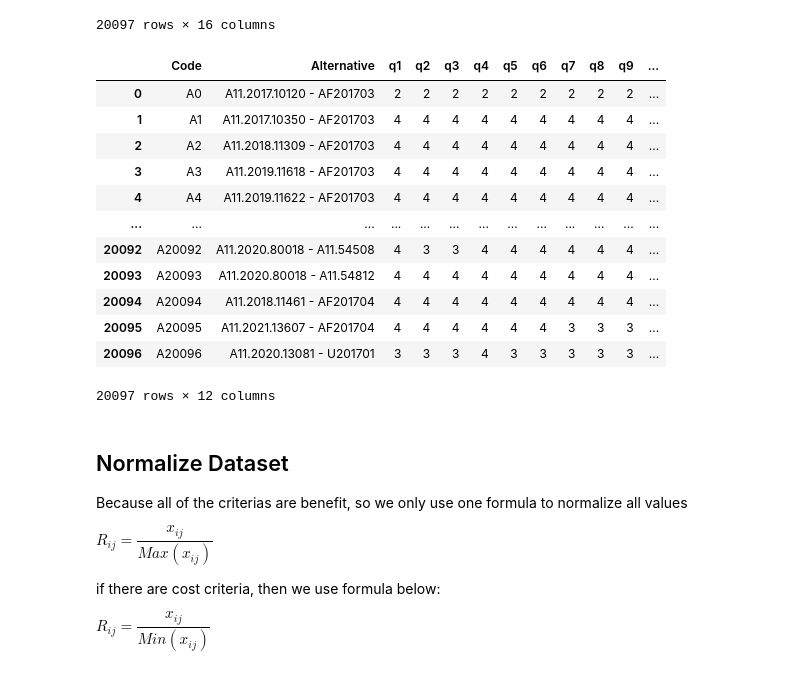
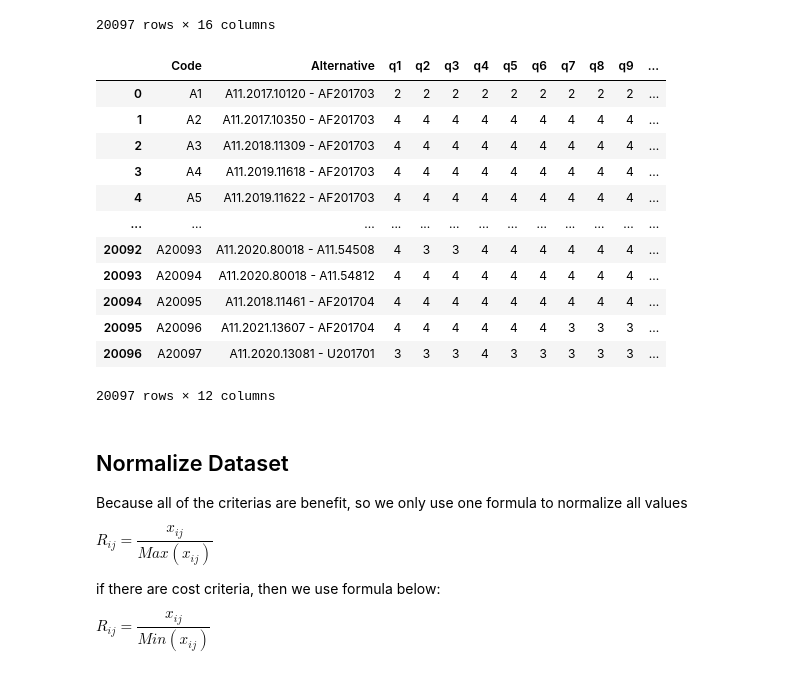
Before and after one commit to rif42/DecisionSupportSystem_RankingSystem, a Jupyter notebook: DSS-SAW-Mark7_newDB.ipynb, the cells around one changed output. Drawn from its saved outputs; the diff is of its cells as text; code cells hidden in the pictures.

```diff
--- a/DSS-SAW-Mark7_newDB.ipynb
+++ b/DSS-SAW-Mark7_newDB.ipynb
@@ -36,35 +36,40 @@ df
 # %%
 df2 = df.copy()
 
 for i in range(len(df2)):
     df2.loc[i, 'nim'] = df2.loc[i, 'nim'] + str(" - ") + df2.loc[i, 'kdmk']
 
 # remove unnecessary columns
 df2 = df2.drop(['ta','dosen','saran','nmmk','kdmk'], axis=1)
 
 # change column name
 df2 = df2.rename(columns={'nim':'Alternative'})
 
 # insert code column in front of dataframe
-df2.insert(loc=0, column='Code', value=str("A") + df2.index.astype(str))
+df2.insert(loc=0, column='Code', value=1)
+
+#loop through code column
+for i in range(len(df2)):
+    val = df2.loc[i, 'Code'] + i
+    df2.loc[i, 'Code'] = "A"+str(val)
 
 # remove index column
 df2 = df2.reset_index(drop=True)
 
 df2
 # %% [output]
 |  | Code | Alternative | q1 | q2 | q3 | q4 | q5 | q6 | q7 | q8 | q9 | ... |
-| 0 | A0 | A11.2017.10120 - AF201703 | 2 | 2 | 2 | 2 | 2 | 2 | 2 | 2 | 2 | ... |
-| 1 | A1 | A11.2017.10350 - AF201703 | 4 | 4 | 4 | 4 | 4 | 4 | 4 | 4 | 4 | ... |
-| 2 | A2 | A11.2018.11309 - AF201703 | 4 | 4 | 4 | 4 | 4 | 4 | 4 | 4 | 4 | ... |
-| 3 | A3 | A11.2019.11618 - AF201703 | 4 | 4 | 4 | 4 | 4 | 4 | 4 | 4 | 4 | ... |
-| 4 | A4 | A11.2019.11622 - AF201703 | 4 | 4 | 4 | 4 | 4 | 4 | 4 | 4 | 4 | ... |
+| 0 | A1 | A11.2017.10120 - AF201703 | 2 | 2 | 2 | 2 | 2 | 2 | 2 | 2 | 2 | ... |
+| 1 | A2 | A11.2017.10350 - AF201703 | 4 | 4 | 4 | 4 | 4 | 4 | 4 | 4 | 4 | ... |
+| 2 | A3 | A11.2018.11309 - AF201703 | 4 | 4 | 4 | 4 | 4 | 4 | 4 | 4 | 4 | ... |
+| 3 | A4 | A11.2019.11618 - AF201703 | 4 | 4 | 4 | 4 | 4 | 4 | 4 | 4 | 4 | ... |
+| 4 | A5 | A11.2019.11622 - AF201703 | 4 | 4 | 4 | 4 | 4 | 4 | 4 | 4 | 4 | ... |
 | ... | ... | ... | ... | ... | ... | ... | ... | ... | ... | ... | ... | ... |
-| 20092 | A20092 | A11.2020.80018 - A11.54508 | 4 | 3 | 3 | 4 | 4 | 4 | 4 | 4 | 4 | ... |
-| 20093 | A20093 | A11.2020.80018 - A11.54812 | 4 | 4 | 4 | 4 | 4 | 4 | 4 | 4 | 4 | ... |
-| 20094 | A20094 | A11.2018.11461 - AF201704 | 4 | 4 | 4 | 4 | 4 | 4 | 4 | 4 | 4 | ... |
-| 20095 | A20095 | A11.2021.13607 - AF201704 | 4 | 4 | 4 | 4 | 4 | 4 | 3 | 3 | 3 | ... |
-| 20096 | A20096 | A11.2020.13081 - U201701 | 3 | 3 | 3 | 4 | 3 | 3 | 3 | 3 | 3 | ... |
+| 20092 | A20093 | A11.2020.80018 - A11.54508 | 4 | 3 | 3 | 4 | 4 | 4 | 4 | 4 | 4 | ... |
+| 20093 | A20094 | A11.2020.80018 - A11.54812 | 4 | 4 | 4 | 4 | 4 | 4 | 4 | 4 | 4 | ... |
+| 20094 | A20095 | A11.2018.11461 - AF201704 | 4 | 4 | 4 | 4 | 4 | 4 | 4 | 4 | 4 | ... |
+| 20095 | A20096 | A11.2021.13607 - AF201704 | 4 | 4 | 4 | 4 | 4 | 4 | 3 | 3 | 3 | ... |
+| 20096 | A20097 | A11.2020.13081 - U201701 | 3 | 3 | 3 | 4 | 3 | 3 | 3 | 3 | 3 | ... |
 20097 rows × 12 columns
 # %% [markdown]
 ## Normalize Dataset
```
Also changed, not shown: parts of 13 cells of this notebook, 1 other file.
